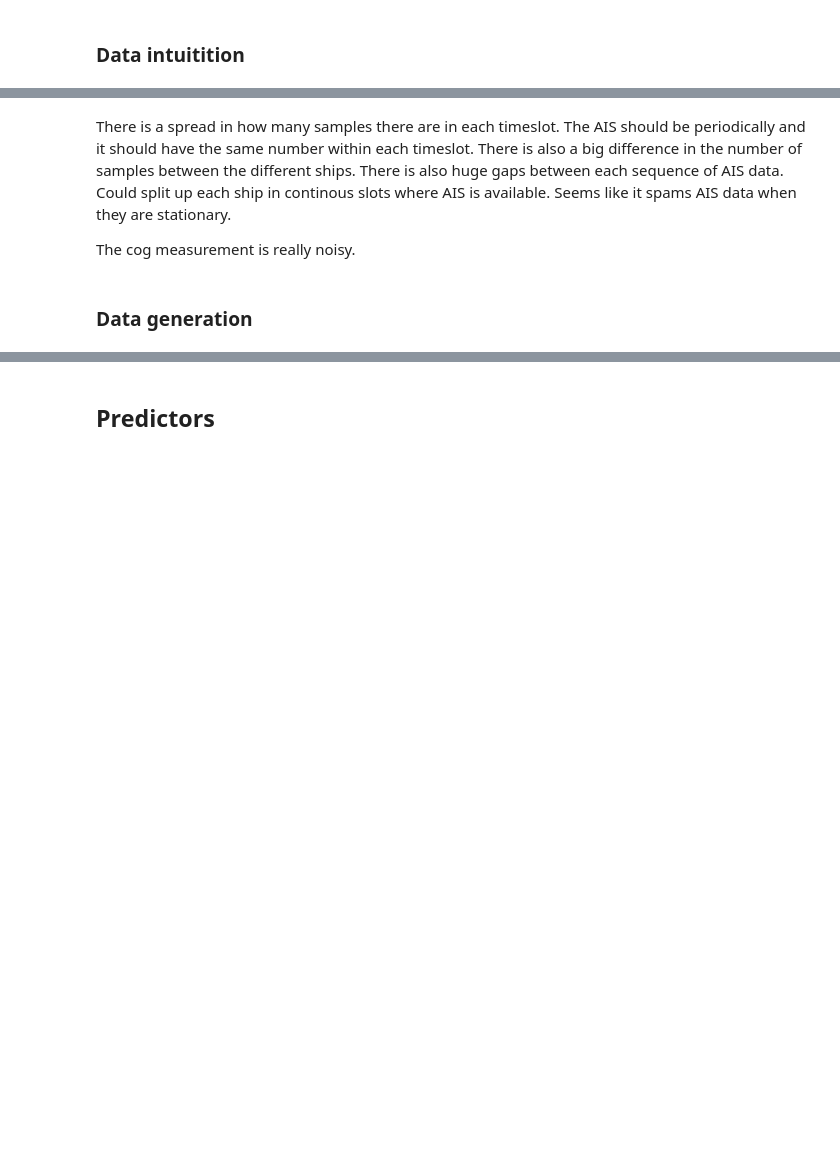
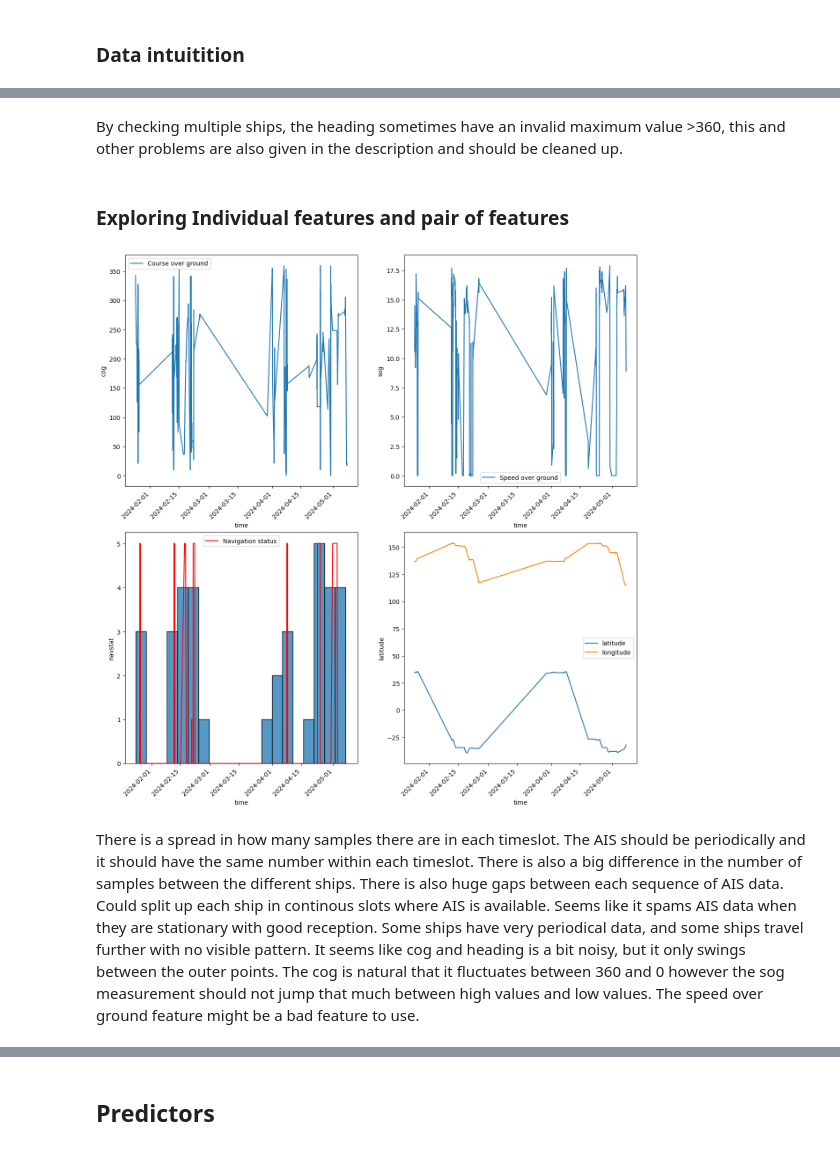
Before and after one commit to MariusVaardal/AIS-Vessel-Trajectory-Prediction, a Jupyter notebook: Report/report.ipynb, the cells around one changed output, grey strips where cells are left out. Drawn from its saved outputs; the diff is of its cells as text; code cells hidden in the pictures; blank space fills up the shorter version.

```diff
--- a/Report/report.ipynb
+++ b/Report/report.ipynb
@@ -51,0 +29,7 @@ sampling_rate = 1  # Define the sampling rate (based on time intervals of data)
+# %%
+train = pd.read_csv('/Users/elinelillebokarlsen/ModerneMaskinlæring/AIS-Vessel-Trajectory-Prediction/Project materials(1)/ais_train.csv', sep='|')
+train['time'] = pd.to_datetime(train['time'])
+vesselID = train['vesselId'].unique()
+id = vesselID[np.random.randint(0, len(vesselID))]
+dataPoints = train[train['vesselId'] == id]
+dataPoints = dataPoints.sort_values(by='time')
@@ -52,6 +62,26 @@ sampling_rate = 1  # Define the sampling rate (based on time intervals of data)
+# %% [markdown]
+By checking multiple ships, the heading sometimes have an invalid maximum value >360, this and other problems are also given in the description and should be cleaned up.
+# %% [markdown]
+### Exploring Individual features and pair of features
+# %%
+
+fig, ax = plt.subplots(2,2, figsize=(15, 15))
+dataPoints['time_interval'] = dataPoints['time'].dt.floor('D')
+count_per_interval = dataPoints.groupby('time_interval').size().reset_index(name='sample_count')
+sns.lineplot(x=dataPoints['time'], y=dataPoints['cog'], label=f'Course over ground', ax=ax[0,0])
+sns.lineplot(x=dataPoints['time'], y=dataPoints['sog'], label=f'Speed over ground', ax=ax[0,1])
+sns.lineplot(x=dataPoints['time'], y=dataPoints['navstat'], label=f'Navigation status', ax=ax[1,0], color='red')
+sns.histplot(count_per_interval['time_interval'], bins=20, kde=False, ax=ax[1,0])
+sns.lineplot(x=dataPoints['time'], y=dataPoints['latitude'], label=f'latitude', ax=ax[1,1])
+sns.lineplot(x=dataPoints['time'], y=dataPoints['longitude'], label=f'longitude', ax=ax[1,1])
+
+for a in ax.flat:
+    plt.setp(a.get_xticklabels(), rotation=45, ha="right")
+
+# Show the plot
+plt.tight_layout
+plt.show()
+# %% [output]
+[figure, added]
 # %% [markdown]
-There is a spread in how many samples there are in each timeslot. The AIS should be periodically and it should have the same number within each timeslot. There is also a big difference in the number of samples between the different ships. There is also huge gaps between each sequence of AIS data. Could split up each ship in continous slots where AIS is available. Seems like it spams AIS data when they are stationary.
-
-The cog measurement is really noisy.
+There is a spread in how many samples there are in each timeslot. The AIS should be periodically and it should have the same number within each timeslot. There is also a big difference in the number of samples between the different ships. There is also huge gaps between each sequence of AIS data. Could split up each ship in continous slots where AIS is available. Seems like it spams AIS data when they are stationary with good reception. Some ships have very periodical data, and some ships travel further with no visible pattern. It seems like cog and heading is a bit noisy, but it only swings between the outer points. The cog is natural that it fluctuates between 360 and 0 however the sog measurement should not jump that much between high values and low values. The speed over ground feature might be a bad feature to use.
-# %% [markdown]
-### Data generation
```
Also changed, not shown: parts of 28 cells of this notebook.
